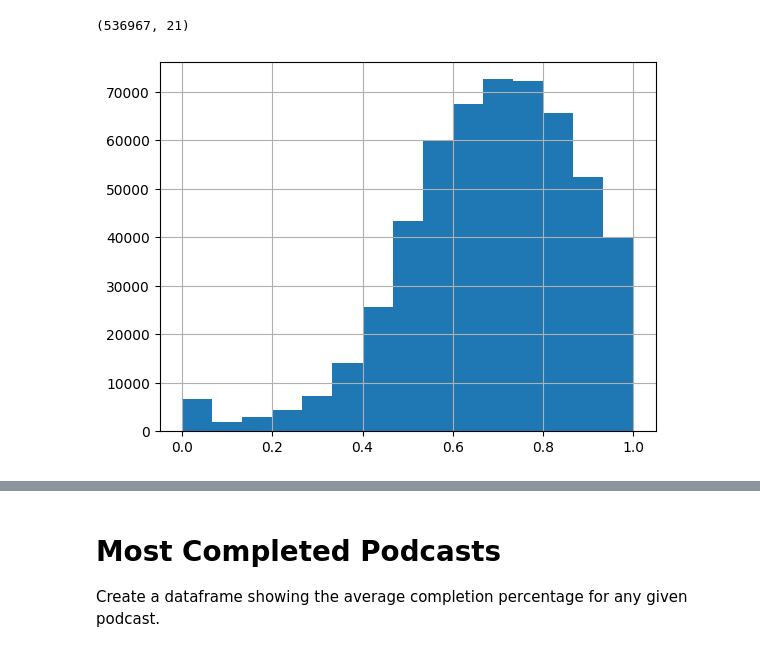
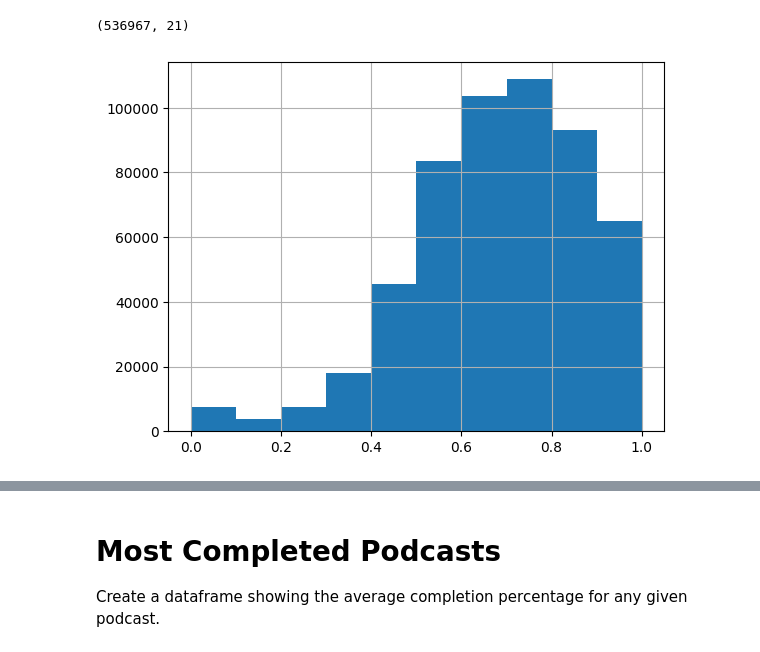
Before and after one commit to jmartenstein/k5.04-podcasts, a Jupyter notebook: src/nb01_explore_percentages.ipynb, the cells around one changed output, grey strips where cells are left out. Cells and saved outputs as stored; diff of their text form; code cells hidden in the pictures.

```diff
--- a/src/nb01_explore_percentages.ipynb
+++ b/src/nb01_explore_percentages.ipynb
@@ -105,7 +105,7 @@ df_.shape
 # %% [output]
 (536967, 21)
 # %%
-df_["Episode_Completion"].hist(bins=15)
+df_["Episode_Completion"].hist(bins=10)
 plt.show()
 # %% [output]
-[figure, old version]
+[figure, new version]
```
Also changed, not shown: parts of 5 cells of this notebook, 1 other file.
